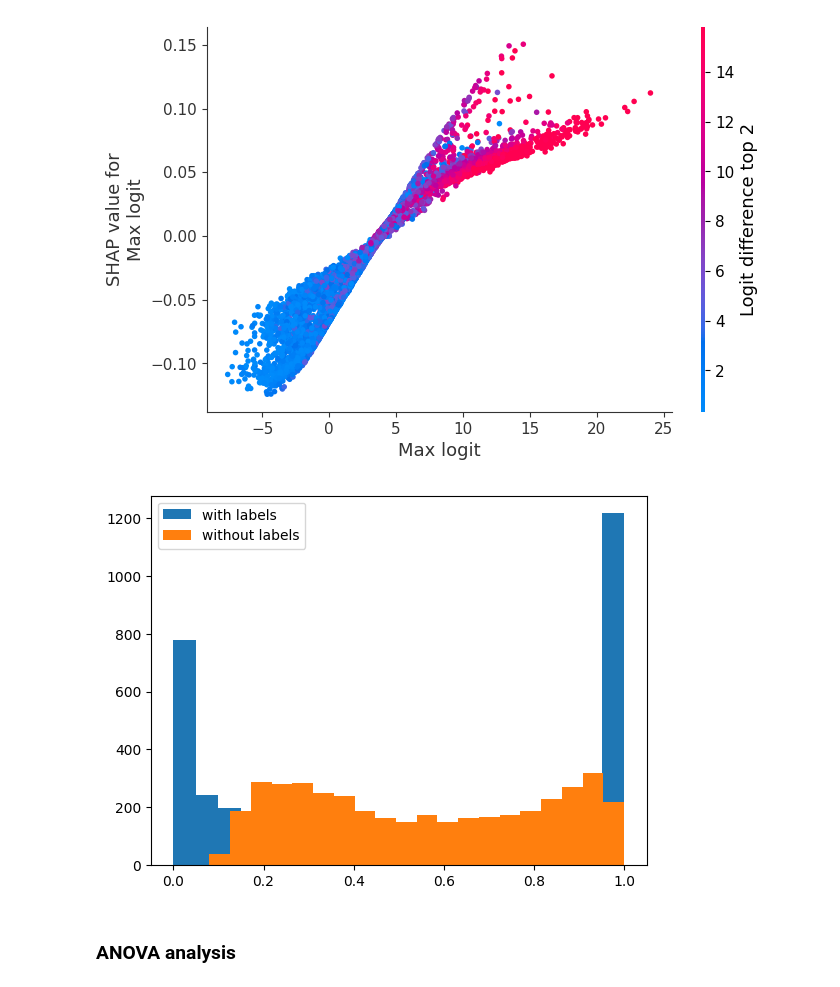
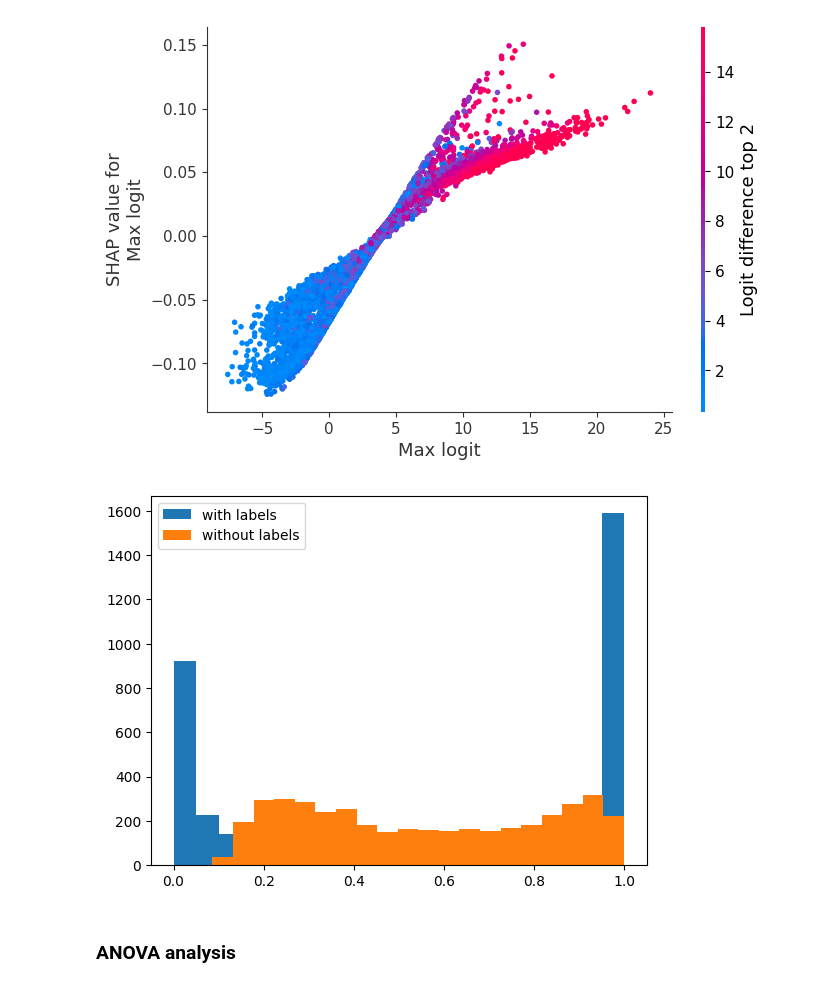
Before and after one commit to cleverhans-lab/suitability, a Jupyter notebook: experiments_wilds.ipynb, the cells around one changed output. Drawn from its saved outputs; the diff is of its cells as text; code cells hidden in the pictures.

```diff
--- a/experiments.ipynb
+++ b/experiments_wilds.ipynb
@@ -80,9 +80,9 @@ regressor_data = get_wilds_dataset(
 # %% [markdown]
 ## Initialize suitability filter
 # %%
-suitability_filter = SuitabilityFilter(model, test_data, regressor_data, device, use_labels=False)
+suitability_filter = SuitabilityFilter(model, test_data, regressor_data, device, use_labels=True)
 test_features, test_corr = suitability_filter.get_features(test_data)
-suitability_filter.train_regressor(calibrated=False)
+suitability_filter.train_regressor(calibrated=True)
 # %% [markdown]
 ## Evaluate the suitability filter
 # %% [markdown]
@@ -173,12 +173,12 @@ shap.dependence_plot("Max logit", shap_values[:, :, 1], suitability_filter.regre
 # %% [output]
 [figure]
 # %%
-plt.hist(with_labels, label="with labels", bins=20)
-plt.hist(suitability_filter.regressor.predict_proba(suitability_filter.test_features)[:,1], label="without labels", bins=20)
+plt.hist(regressor_labels.predict_proba(test_features_labels)[:,1], label="with labels", bins=20)
+plt.hist(regressor_no_labels.predict_proba(test_features)[:,1], label="without labels", bins=20)
 plt.legend()
 plt.show()
 # %% [output]
-[figure, old version]
+[figure, new version]
 # %% [markdown]
 ### ANOVA analysis
 # %%
```
Also changed, not shown: parts of 2 cells of this notebook, 1 other file.
